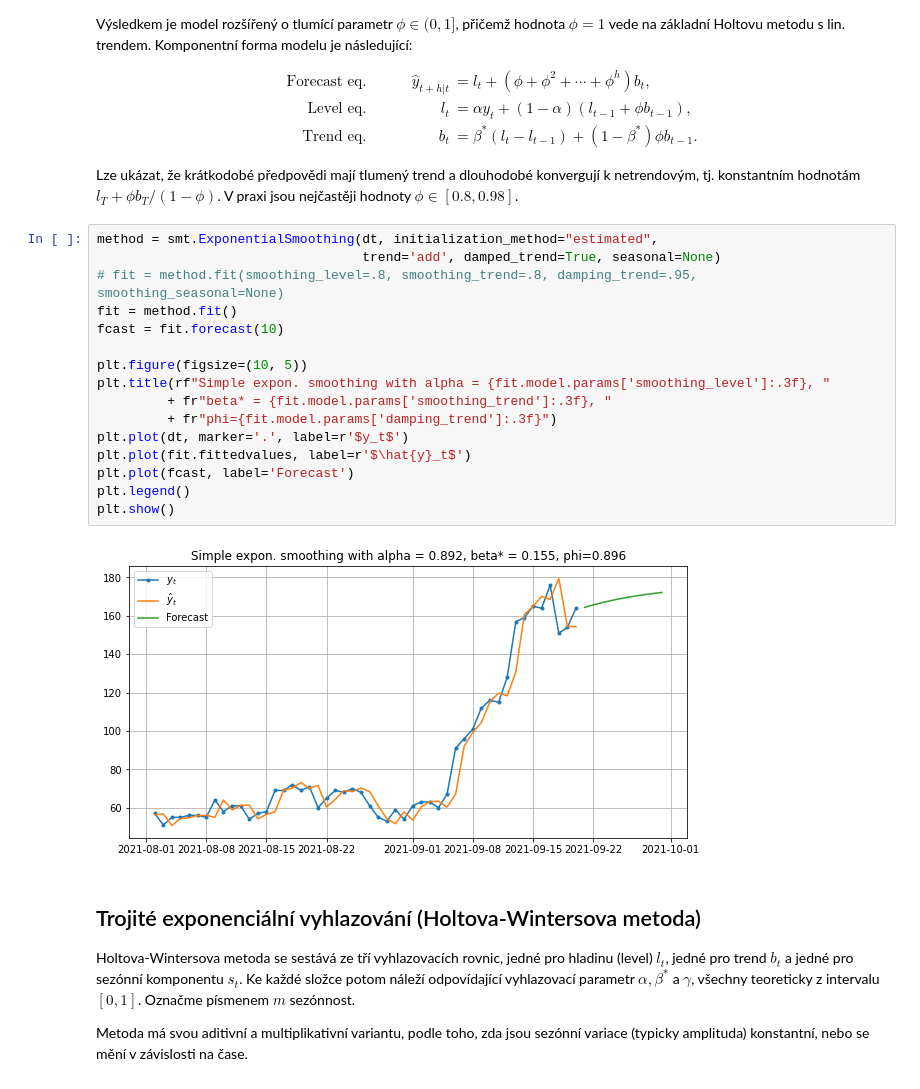
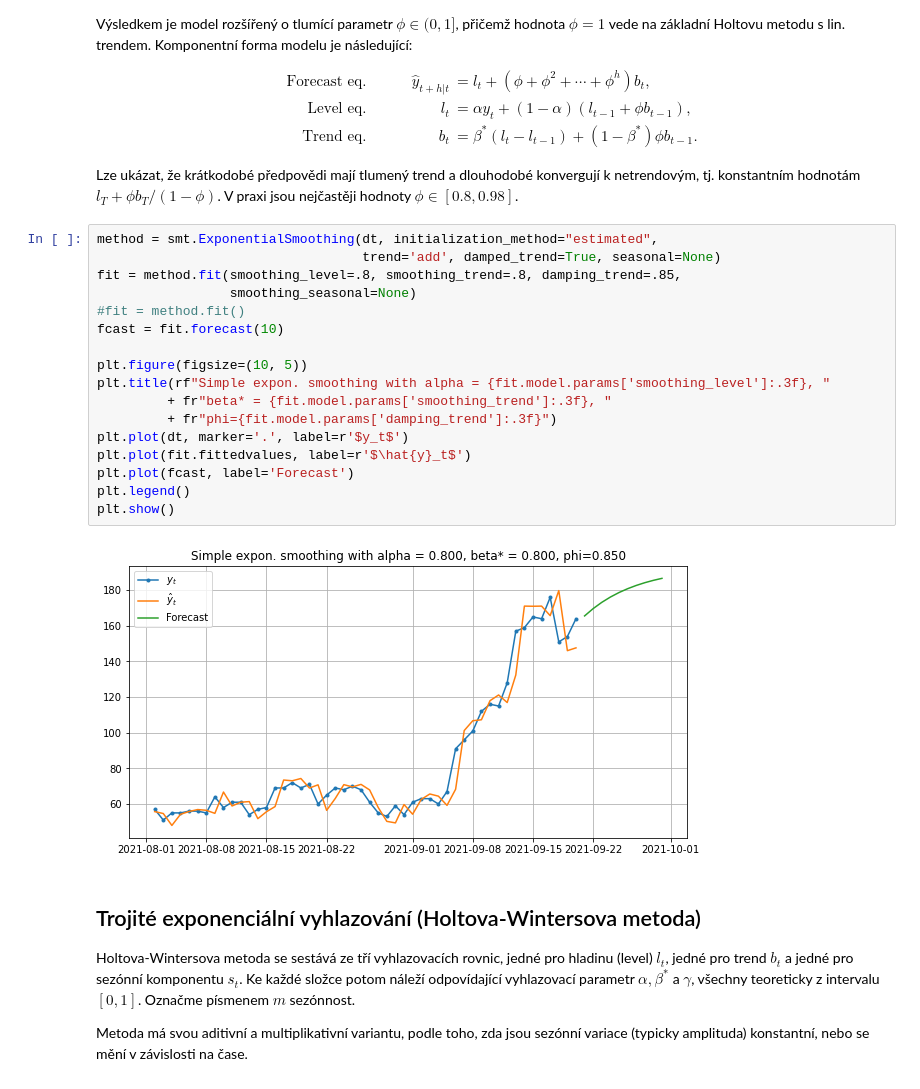
Before and after one commit to kamil-dedecius/mi-scr, a Jupyter notebook: prednasky/1.ipynb, the cells around one changed output. Cells and saved outputs as stored; diff of their text form.

```diff
--- a/prednasky/1.ipynb
+++ b/prednasky/1.ipynb
@@ -366,21 +371,22 @@ Lze ukázat, že krátkodobé předpovědi mají tlumený trend a dlouhodobé ko
 # %%
 method = smt.ExponentialSmoothing(dt, initialization_method="estimated",
                                   trend='add', damped_trend=True, seasonal=None)
-# fit = method.fit(smoothing_level=.8, smoothing_trend=.8, damping_trend=.95, smoothing_seasonal=None)
-fit = method.fit()
+fit = method.fit(smoothing_level=.8, smoothing_trend=.8, damping_trend=.85,
+                 smoothing_seasonal=None)
+#fit = method.fit()
 fcast = fit.forecast(10)
 
 plt.figure(figsize=(10, 5))
 plt.title(rf"Simple expon. smoothing with alpha = {fit.model.params['smoothing_level']:.3f}, "
          + fr"beta* = {fit.model.params['smoothing_trend']:.3f}, "
          + fr"phi={fit.model.params['damping_trend']:.3f}")
 plt.plot(dt, marker='.', label=r'$y_t$')
 plt.plot(fit.fittedvalues, label=r'$\hat{y}_t$')
 plt.plot(fcast, label='Forecast')
 plt.legend()
 plt.show()
 # %% [output]
-[figure, old version]
+[figure, new version]
 # %% [markdown]
 ## Trojité exponenciální vyhlazování (Holtova-Wintersova metoda)
 
```
Also changed, not shown: parts of 3 cells of this notebook.
